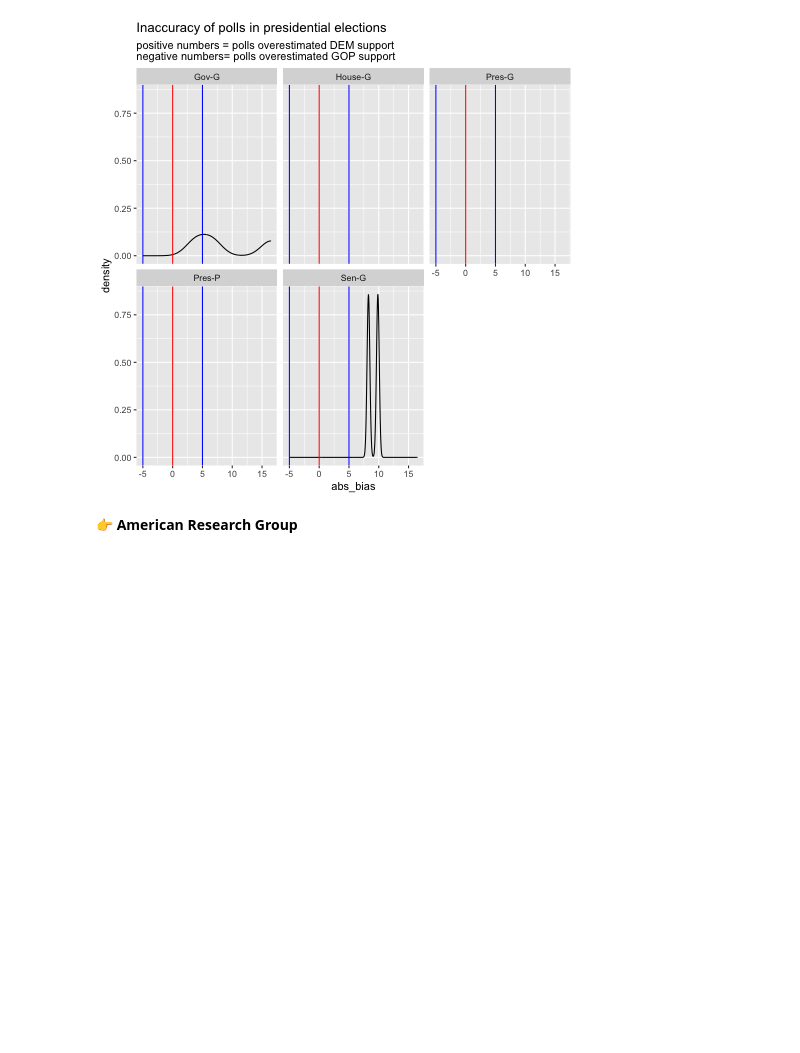
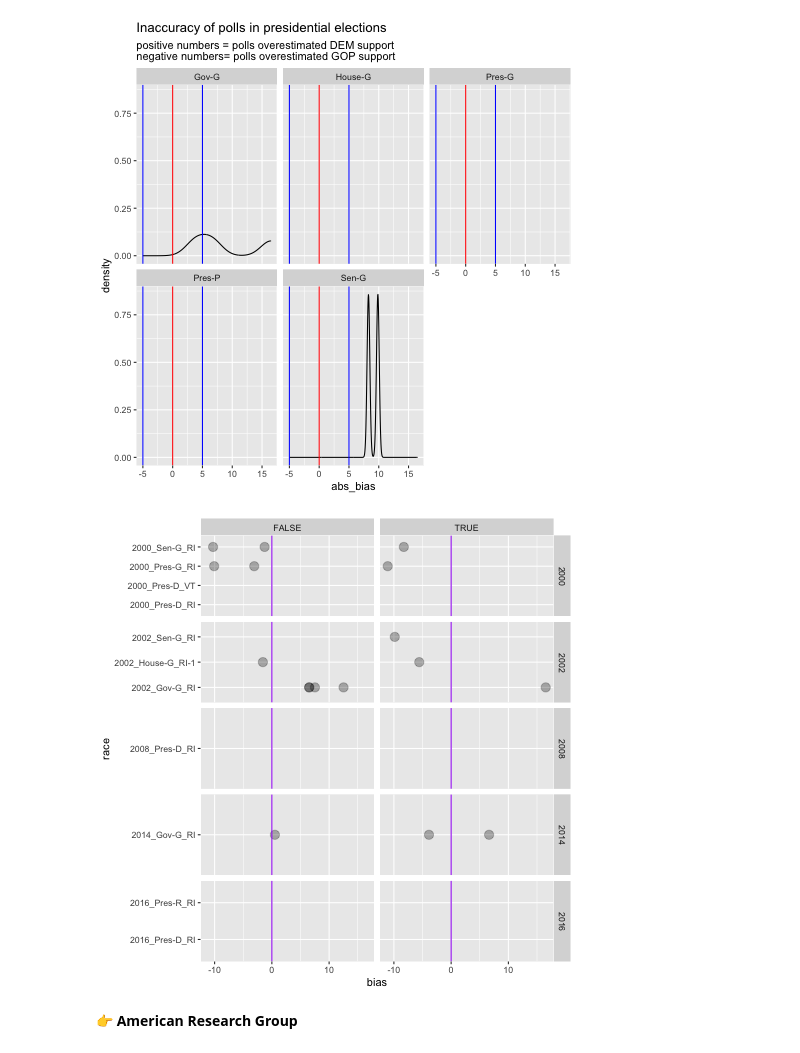
Before and after one commit to juhanarossi/polling-exploration-jake-juhana, a Jupyter notebook: notebook-3.ipynb, the cells around one changed output. Drawn from its saved outputs; the diff is of its cells as text; code cells hidden in the pictures; blank space fills up the shorter version.

```diff
--- a/notebook-3.ipynb
+++ b/notebook-3.ipynb
@@ -303,6 +330,21 @@ ggplot(brown) +
         )
 # %% [output]
 [figure]
+# %%
+%%R -i brown -i df
+
+    only_races_this_pollster_has_polled <- brown$race %>% unique()
+
+    polls_from_races_this_pollster_has_polled <- df %>% filter(race %in% only_races_this_pollster_has_polled)
+
+
+    ggplot(polls_from_races_this_pollster_has_polled) +
+        aes(x=bias, y=race) +
+        geom_point(size=4, alpha=.3) +
+        geom_vline(aes(xintercept=0), color="purple") +
+        facet_grid(year~pollster=='Brown University', scales='free_y')
+# %% [output]
+[figure, added]
 # %% [markdown]
 👉 **American Research Group**
 # %%
```
Also changed, not shown: parts of 9 cells of this notebook.
